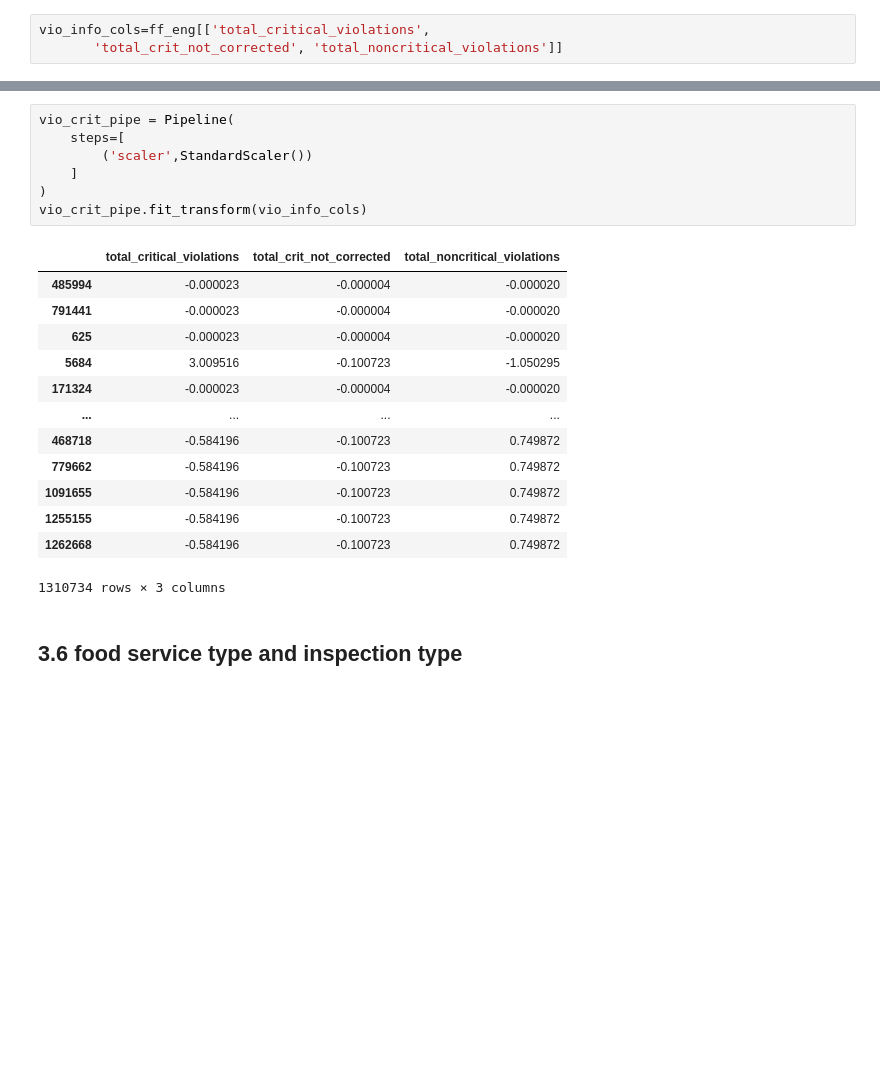
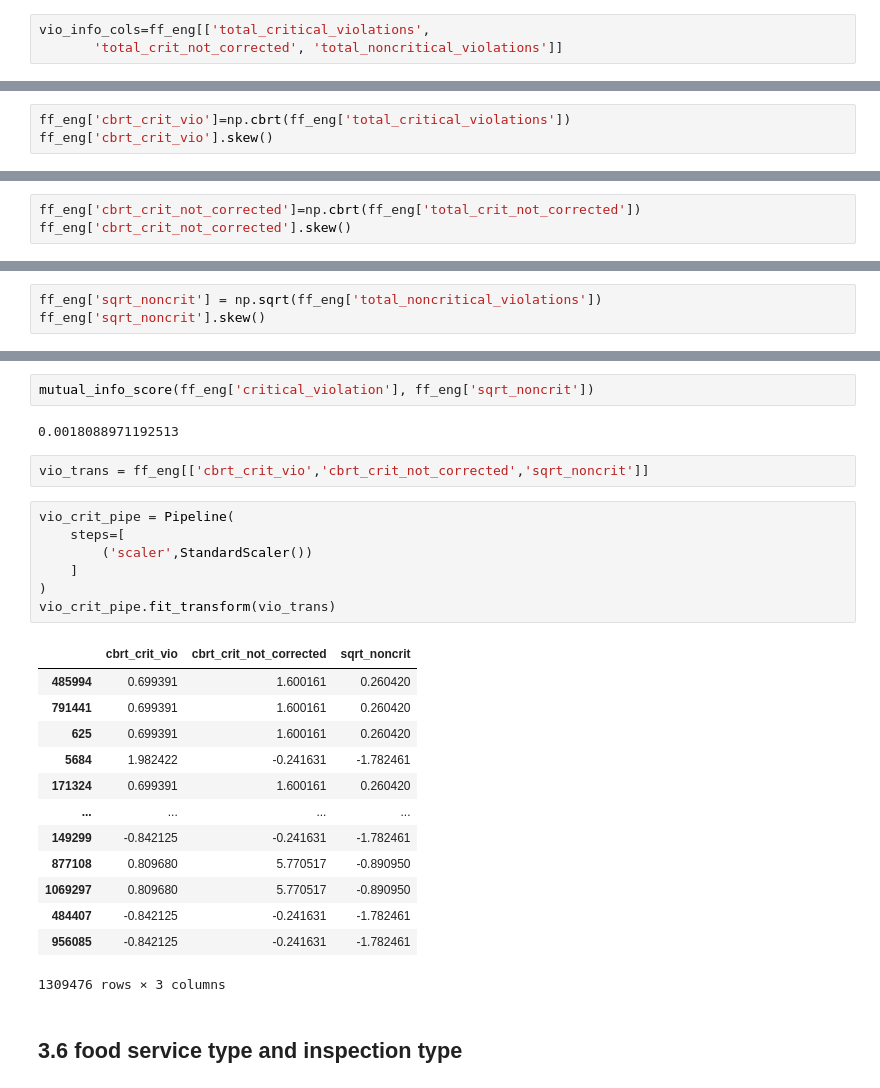
Before and after one commit to bringesh2001/Food-Borne-Illness-prediction-in-NewYork-Restaurants, a Jupyter notebook: Notebooks/Feature_Engg.ipynb, the cells around one changed output, grey strips where cells are left out. Cells and saved outputs as stored; diff of their text form; blank space fills up the shorter version.

```diff
--- a/Notebooks/Feature_Engg.ipynb
+++ b/Notebooks/Feature_Engg.ipynb
@@ -481,0 +636,3 @@ vio_info_cols=ff_eng[['total_critical_violations',
+# %%
+ff_eng['cbrt_crit_vio']=np.cbrt(ff_eng['total_critical_violations'])
+ff_eng['cbrt_crit_vio'].skew()
@@ -481,0 +682,3 @@ vio_info_cols=ff_eng[['total_critical_violations',
+# %%
+ff_eng['cbrt_crit_not_corrected']=np.cbrt(ff_eng['total_crit_not_corrected'])
+ff_eng['cbrt_crit_not_corrected'].skew()
@@ -481,0 +725,3 @@ vio_info_cols=ff_eng[['total_critical_violations',
+# %%
+ff_eng['sqrt_noncrit'] = np.sqrt(ff_eng['total_noncritical_violations'])
+ff_eng['sqrt_noncrit'].skew()
@@ -482,24 +761,30 @@ vio_info_cols=ff_eng[['total_critical_violations',
+# %%
+mutual_info_score(ff_eng['critical_violation'], ff_eng['sqrt_noncrit'])
+# %% [output]
+0.0018088971192513
+# %%
+vio_trans = ff_eng[['cbrt_crit_vio','cbrt_crit_not_corrected','sqrt_noncrit']]
 # %%
 vio_crit_pipe = Pipeline(
     steps=[
         ('scaler',StandardScaler())
     ]
 )
-vio_crit_pipe.fit_transform(vio_info_cols)
+vio_crit_pipe.fit_transform(vio_trans)
 # %% [output]
-|  | total_critical_violations | total_crit_not_corrected | total_noncritical_violations |
-| 485994 | -0.000023 | -0.000004 | -0.000020 |
-| 791441 | -0.000023 | -0.000004 | -0.000020 |
-| 625 | -0.000023 | -0.000004 | -0.000020 |
-| 5684 | 3.009516 | -0.100723 | -1.050295 |
-| 171324 | -0.000023 | -0.000004 | -0.000020 |
+|  | cbrt_crit_vio | cbrt_crit_not_corrected | sqrt_noncrit |
+| 485994 | 0.699391 | 1.600161 | 0.260420 |
+| 791441 | 0.699391 | 1.600161 | 0.260420 |
+| 625 | 0.699391 | 1.600161 | 0.260420 |
+| 5684 | 1.982422 | -0.241631 | -1.782461 |
+| 171324 | 0.699391 | 1.600161 | 0.260420 |
 | ... | ... | ... | ... |
-| 468718 | -0.584196 | -0.100723 | 0.749872 |
-| 779662 | -0.584196 | -0.100723 | 0.749872 |
-| 1091655 | -0.584196 | -0.100723 | 0.749872 |
-| 1255155 | -0.584196 | -0.100723 | 0.749872 |
-| 1262668 | -0.584196 | -0.100723 | 0.749872 |
+| 149299 | -0.842125 | -0.241631 | -1.782461 |
+| 877108 | 0.809680 | 5.770517 | -0.890950 |
+| 1069297 | 0.809680 | 5.770517 | -0.890950 |
+| 484407 | -0.842125 | -0.241631 | -1.782461 |
+| 956085 | -0.842125 | -0.241631 | -1.782461 |
-1310734 rows × 3 columns
+1309476 rows × 3 columns
 # %% [markdown]
 ## 3.6 food service type and inspection type
 # %%
```
Also changed, not shown: parts of 87 cells of this notebook, 31 other files.
